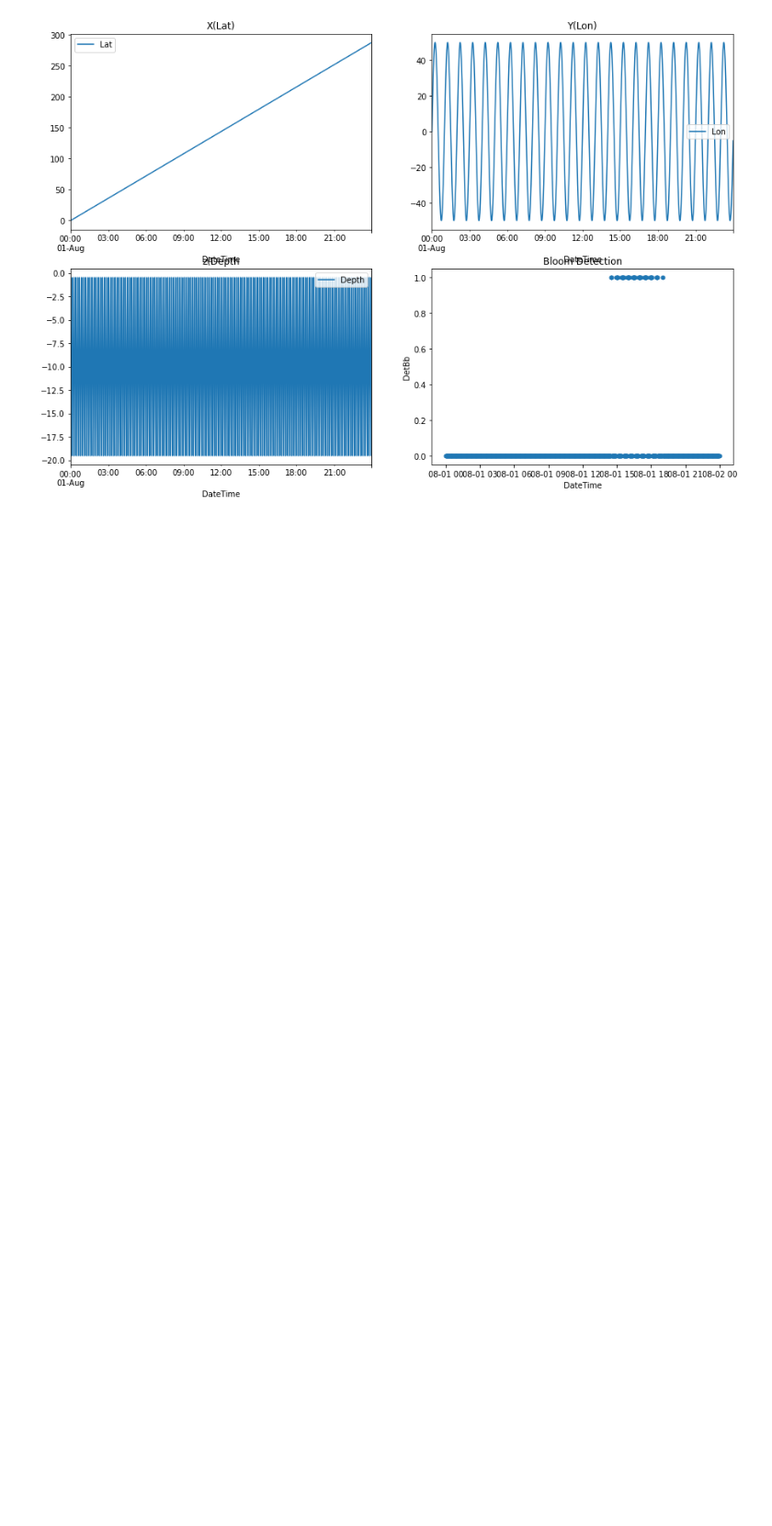
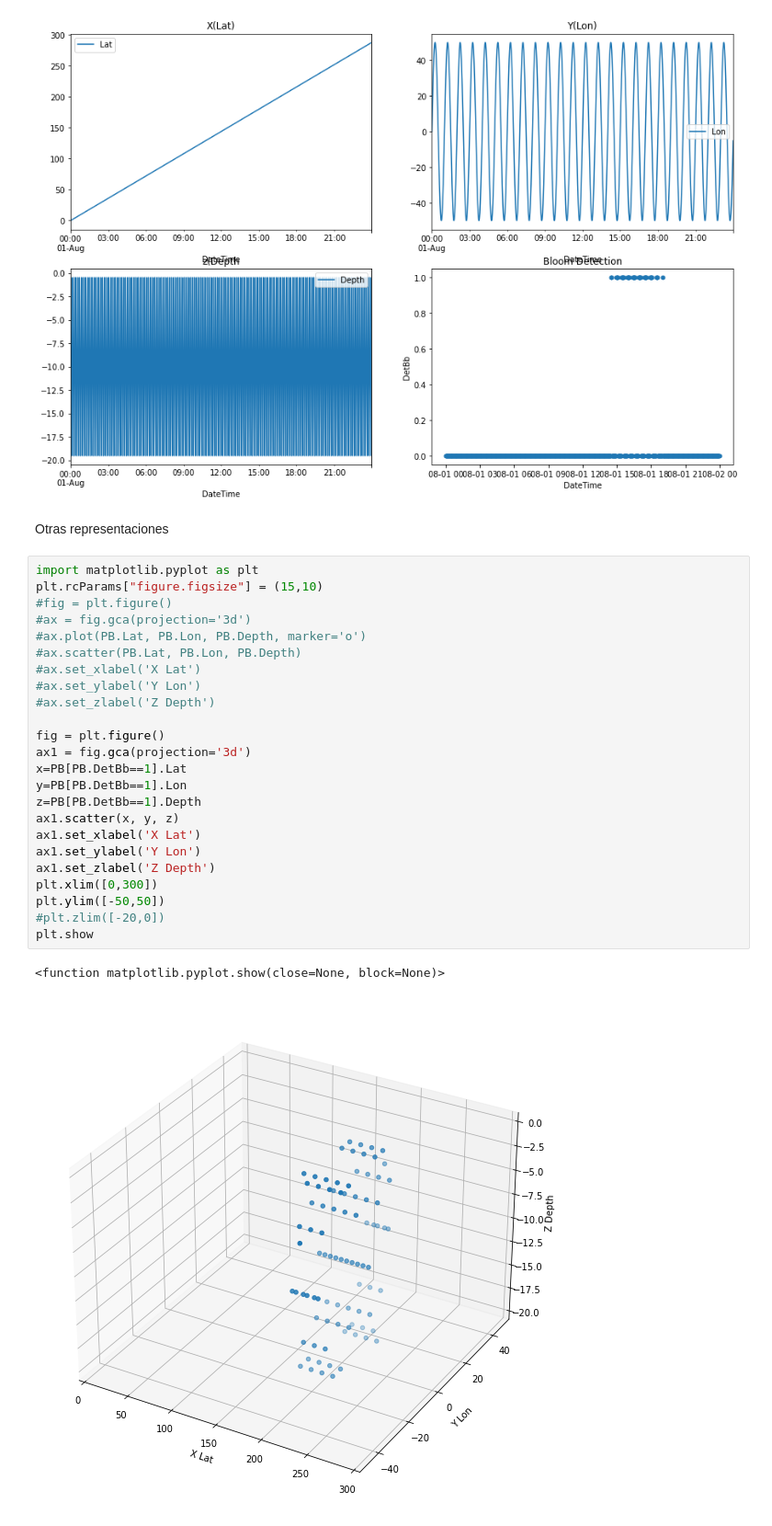
Before and after one commit to iscar-ucm/devs-bloom-public, a Jupyter notebook: Segundo.ipynb, the cells around one changed output. Shown: that part at 92% size. Saved outputs shown, nothing was run; the diff lists cells and outputs as text; blank space fills up the shorter version.

```diff
--- a/Segundo.ipynb
+++ b/Segundo.ipynb
@@ -101,3 +101,32 @@ PB.plot(ax=axes[1,1],x='DateTime',y='DetBb',title='Bloom Detection',kind='scatte
 <AxesSubplot:title={'center':'Bloom Detection'}, xlabel='DateTime', ylabel='DetBb'>
 [figure]
 [figure]
+# %% [markdown]
+Otras representaciones
+# %%
+import matplotlib.pyplot as plt
+plt.rcParams["figure.figsize"] = (15,10)
+#fig = plt.figure()
+#ax = fig.gca(projection='3d')
+#ax.plot(PB.Lat, PB.Lon, PB.Depth, marker='o')
+#ax.scatter(PB.Lat, PB.Lon, PB.Depth)
+#ax.set_xlabel('X Lat')
+#ax.set_ylabel('Y Lon')
+#ax.set_zlabel('Z Depth')
+
+fig = plt.figure()
+ax1 = fig.gca(projection='3d')
+x=PB[PB.DetBb==1].Lat
+y=PB[PB.DetBb==1].Lon
+z=PB[PB.DetBb==1].Depth
+ax1.scatter(x, y, z)
+ax1.set_xlabel('X Lat')
+ax1.set_ylabel('Y Lon')
+ax1.set_zlabel('Z Depth')
+plt.xlim([0,300])
+plt.ylim([-50,50])
+#plt.zlim([-20,0])
+plt.show
+# %% [output]
+<function matplotlib.pyplot.show(close=None, block=None)>
+[figure, added]
```
Also changed, not shown: parts of 1 cell of this notebook, 15 other files.
